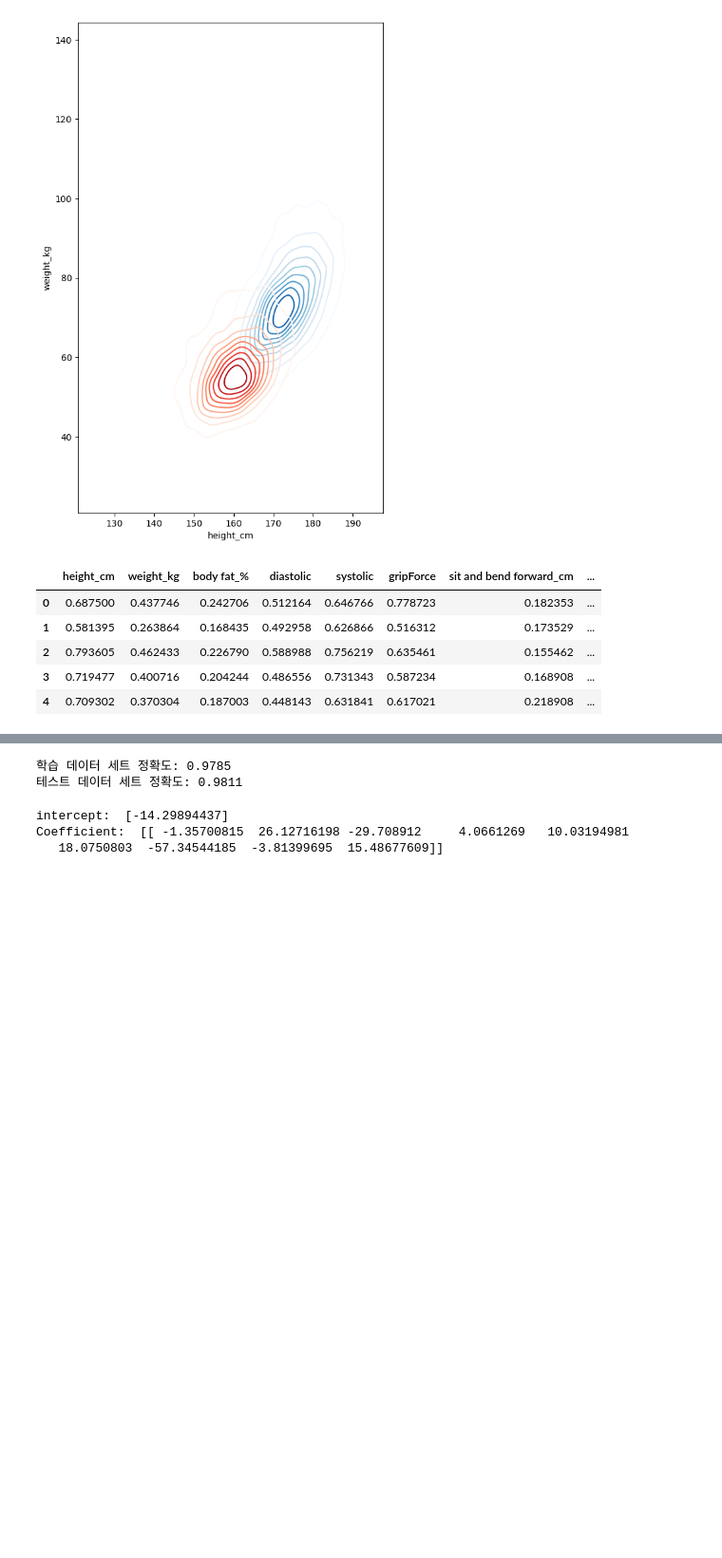
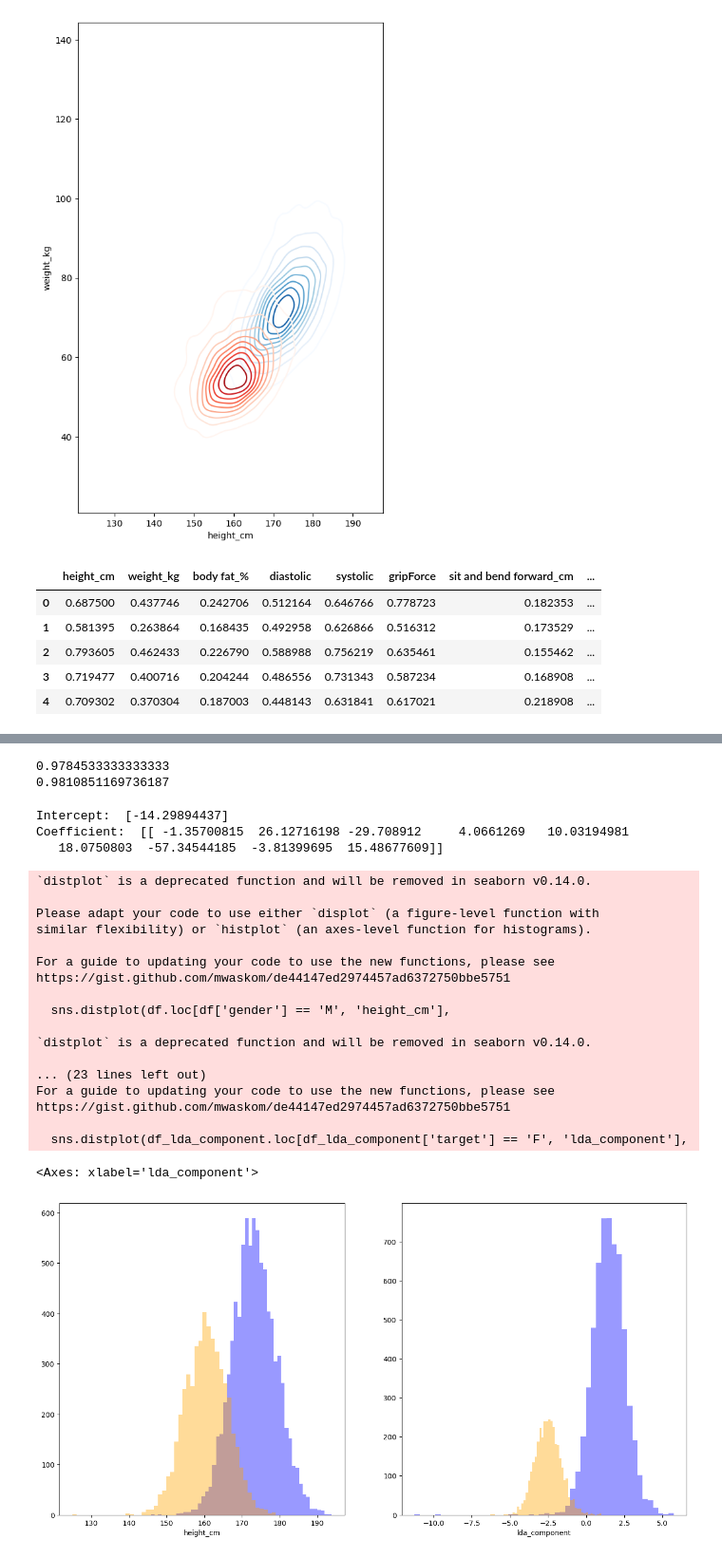
Before and after one commit to deepeyes84/Python, a Jupyter notebook: DA/13_머신러닝 분석 방법론_4_선형 판별분석과 이차 판별분석(분류 모델).ipynb, the cells around one changed output, grey strips where cells are left out. Shown: that part at 95% size. Cells and saved outputs as stored; diff of their text form; code cells hidden in the pictures; blank space fills up the shorter version.

Commit message:
선형 판별분석과 이차 판별분석 (분류 모델)

```diff
--- a/DA/13_머신러닝 분석 방법론_4_선형 판별분석과 이차 판별분석(분류 모델).ipynb
+++ b/DA/13_머신러닝 분석 방법론_4_선형 판별분석과 이차 판별분석(분류 모델).ipynb
@@ -71,10 +71,11 @@ df_x.head()
 | 3 | 0.719477 | 0.400716 | 0.204244 | 0.486556 | 0.731343 | 0.587234 | 0.168908 | ... |
 | 4 | 0.709302 | 0.370304 | 0.187003 | 0.448143 | 0.631841 | 0.617021 | 0.218908 | ... |
 # %%
-# 학습 세트와 테스트 세트 분리하여 생성 (7:3)
-x_train, x_test, y_train, y_test = train_test_split(df_x, df_y, test_size=0.3, random_state=10)
+# 학습셋과 테스트셋 분리하여 생성(7:3)
+x_train, x_test, y_train, y_test = train_test_split(
+    df_x,df_y,test_size=0.3,random_state=10)
 
-# 학습 세트와 검증 세트가 잘 나뉘었는지 확인
-print('train data 갯수:', len(x_train))
-print('test data 갯수:', len(x_test))
+# 학습셋과 검증셋이 잘 나뉘었는지 확인
+print('train data 개수: ', len(x_train))
+print('test data 개수: ', len(x_test))
 # %% [output]
@@ -83,23 +84,23 @@ test data 갯수: 4018
 # %%
 # 선형 판별분석 모델 적용
 
-LDA_1 = LinearDiscriminantAnalysis(store_covariance=True)
+LDA_1=LinearDiscriminantAnalysis(store_covariance=True)
 
-LDA_1.fit(x_train, y_train)     # LDA 적합
-y_train_pred = LDA_1.predict(x_train)
-y_test_pred = LDA_1.predict(x_test)
+LDA_1.fit(x_train, y_train) # LDA 적합
+y_train_pred=LDA_1.predict(x_train)
+y_test_pred=LDA_1.predict(x_test)
 
-print('학습 데이터 세트 정확도:', np.round(accuracy_score(y_train, y_train_pred), 4))
-print('테스트 데이터 세트 정확도:', np.round(accuracy_score(y_test, y_test_pred), 4))
+print(accuracy_score(y_train, y_train_pred)) # 학습셋 accuracy
+print(accuracy_score(y_test, y_test_pred)) # 테스트셋 accuracy
 # %% [output]
-학습 데이터 세트 정확도: 0.9785
-테스트 데이터 세트 정확도: 0.9811
+0.9784533333333333
+0.9810851169736187
 # %%
 # 선형 판별분석 모델 상수와 계수 값 출력
 
-print('intercept: ', LDA_1.intercept_)
+print('Intercept: ', LDA_1.intercept_)
 print('Coefficient: ', LDA_1.coef_)
 # %% [output]
-intercept:  [-14.29894437]
+Intercept:  [-14.29894437]
 Coefficient:  [[ -1.35700815  26.12716198 -29.708912     4.0661269   10.03194981
    18.0750803  -57.34544185  -3.81399695  15.48677609]]
@@ -107,0 +107,49 @@ Coefficient:  [[ -1.35700815  26.12716198 -29.708912     4.0661269   10.03194981
+# %%
+# 선형 판별분석 차원축소 적용
+
+# 주성분 한개로 설정
+lda_com = LinearDiscriminantAnalysis(n_components=1)
+lda_com.fit(x_train, y_train)
+df_lda_com = lda_com.transform(x_train)
+df_lda_component = pd.DataFrame(df_lda_com,columns=['lda_component'])
+
+# 종속변수 데이터셋 인덱스 초기화 및 결합
+y_train_index = y_train.reset_index()
+df_lda_component['target'] = y_train_index['gender']
+
+# 차원축소 요소 분별력 비교 시각화 설정
+fig, axs = plt.subplots(figsize=(16,8) , ncols=2 , nrows=1)
+
+# 키 요소의 분별력
+sns.distplot(df.loc[df['gender'] == 'M', 'height_cm'],
+             hist=True, kde=False, color="blue",
+             label = 'man', ax=axs[0])
+sns.distplot(df.loc[df['gender'] == 'F', 'height_cm'],
+             hist=True, kde=False, color="orange",
+             label = 'woman', ax=axs[0])
+
+# 차원축소 주성분의 분별력
+sns.distplot(df_lda_component.loc[df_lda_component['target'] == 'M', 'lda_component'],
+             hist=True, kde=False, color="blue", label = 'man', ax=axs[1])
+sns.distplot(df_lda_component.loc[df_lda_component['target'] == 'F', 'lda_component'],
+             hist=True, kde=False, color="orange", label = 'woman', ax=axs[1])
+# %% [output]
+`distplot` is a deprecated function and will be removed in seaborn v0.14.0.
+
+Please adapt your code to use either `displot` (a figure-level function with
+similar flexibility) or `histplot` (an axes-level function for histograms).
+
+For a guide to updating your code to use the new functions, please see
+https://gist.github.com/mwaskom/de44147ed2974457ad6372750bbe5751
+
+  sns.distplot(df.loc[df['gender'] == 'M', 'height_cm'],
+
+`distplot` is a deprecated function and will be removed in seaborn v0.14.0.
+
+... (23 lines left out)
+For a guide to updating your code to use the new functions, please see
+https://gist.github.com/mwaskom/de44147ed2974457ad6372750bbe5751
+
+  sns.distplot(df_lda_component.loc[df_lda_component['target'] == 'F', 'lda_component'],
+<Axes: xlabel='lda_component'>
+[figure, added]
```
Also changed, not shown: parts of 5 cells of this notebook.
